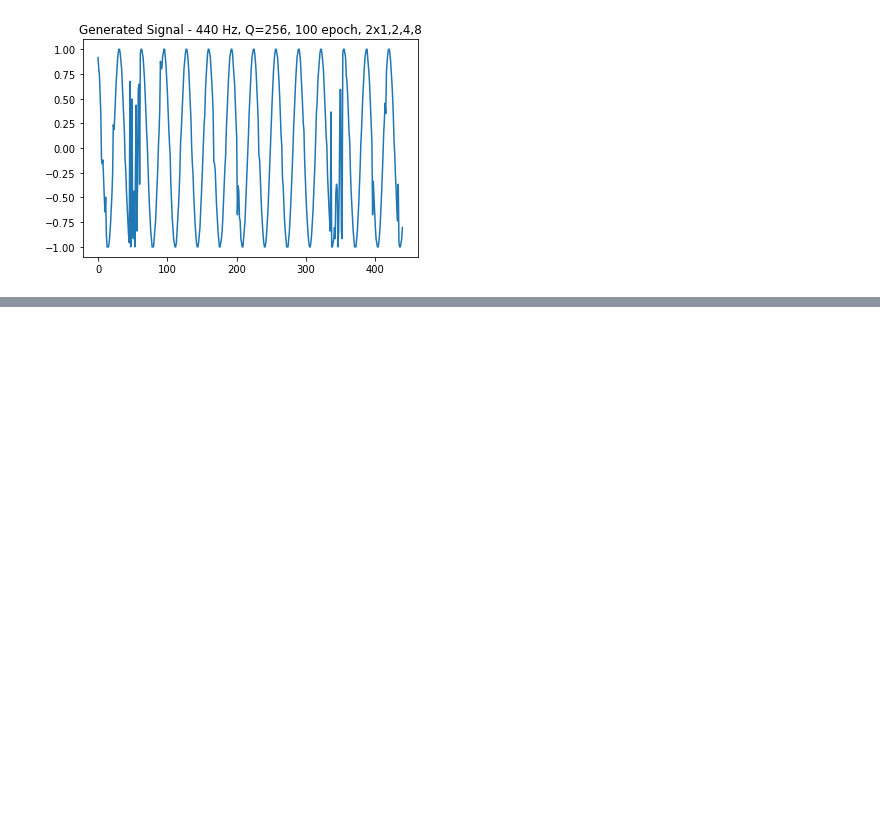
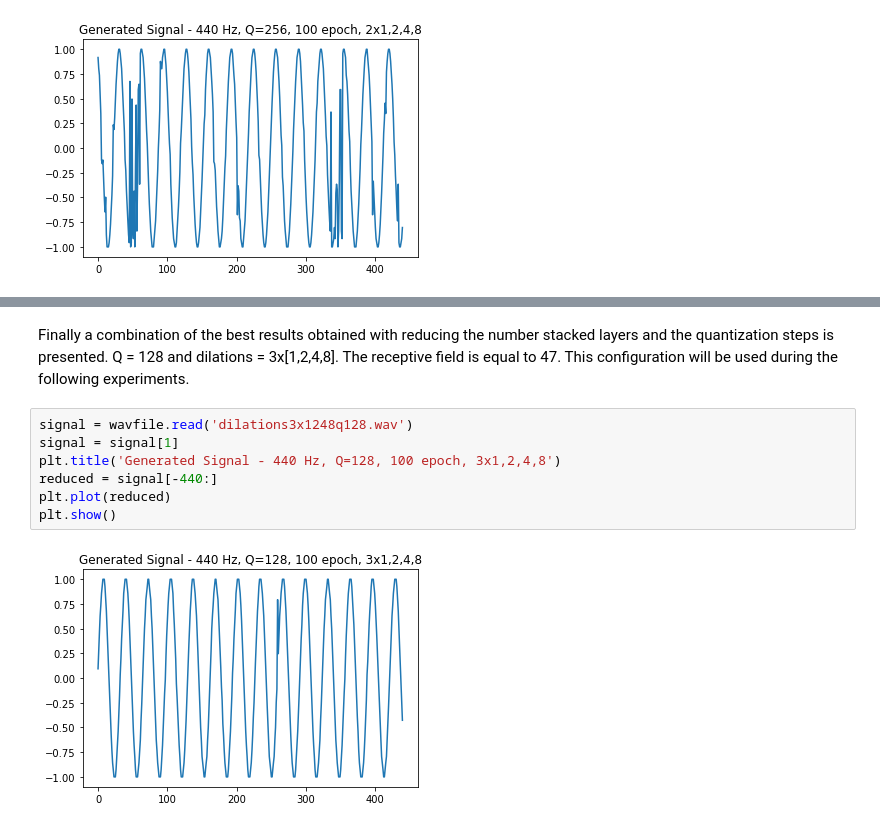
Before and after one commit to aleixcm/tensorflow-wavenet, a Jupyter notebook: wavenetExperiments.ipynb, the cells around one changed output, grey strips where cells are left out. Cells and saved outputs as stored; diff of their text form; blank space fills up the shorter version.

```diff
--- a/wavenetExperiments.ipynb
+++ b/wavenetExperiments.ipynb
@@ -114,0 +120,11 @@ plt.show()
+# %% [markdown]
+Finally a combination of the best results obtained with reducing the number stacked layers and the quantization steps is presented. Q = 128 and dilations = 3x[1,2,4,8]. The receptive field is equal to 47. This configuration will be used during the following experiments.
+# %%
+signal = wavfile.read('dilations3x1248q128.wav')
+signal = signal[1]
+plt.title('Generated Signal - 440 Hz, Q=128, 100 epoch, 3x1,2,4,8')
+reduced = signal[-440:]
+plt.plot(reduced)
+plt.show()
+# %% [output]
+[figure, added]
```
Also changed, not shown: parts of 26 cells of this notebook, 21 other files.
